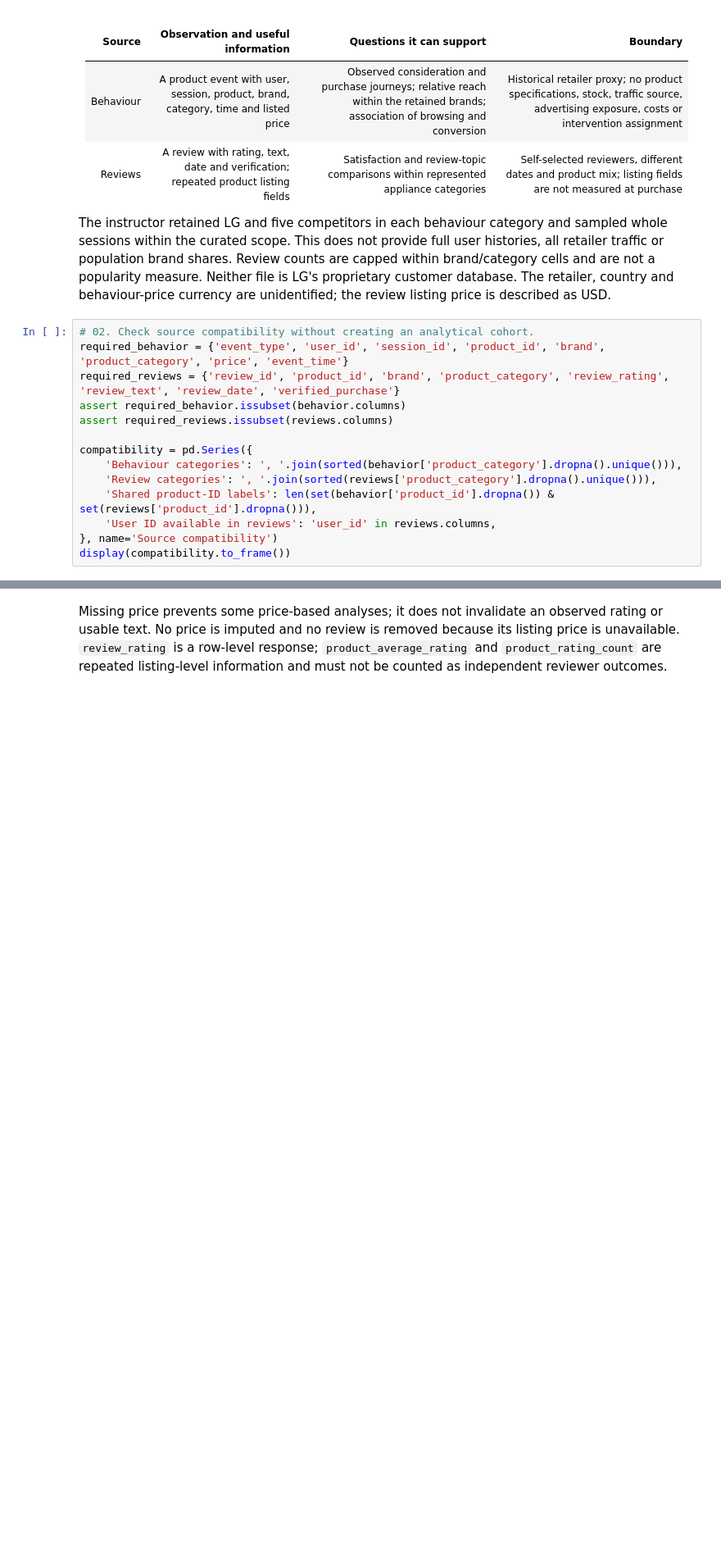
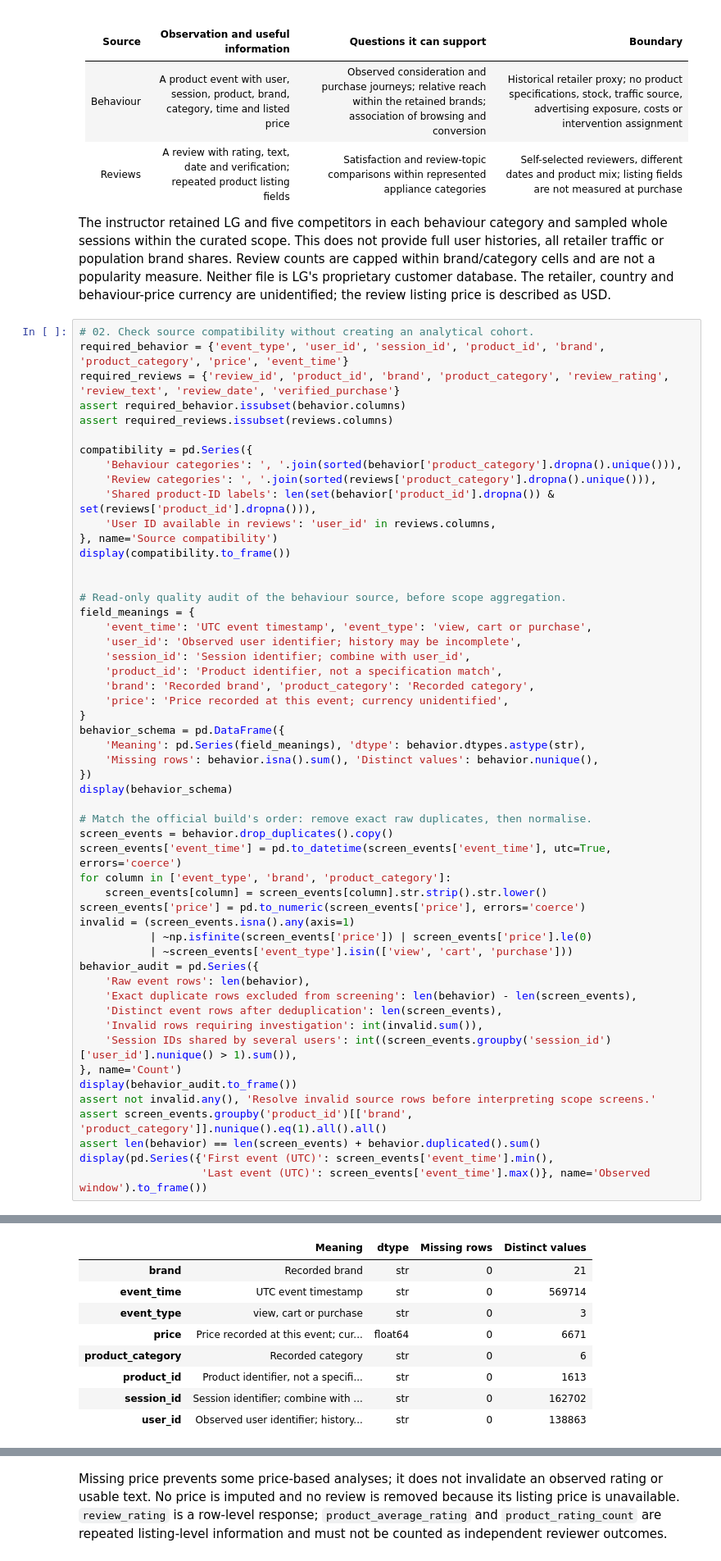
Before and after one commit to Dod0ria/Marketing-Project, a Jupyter notebook: 00_scope_and_methodology_rationale.ipynb, the cells around one changed output, grey strips where cells are left out. Shown at 82% size. Saved outputs shown, nothing was run; the diff lists cells and outputs as text; blank space fills up the shorter version.

```diff
--- a/00_scope_and_methodology_rationale.ipynb
+++ b/00_scope_and_methodology_rationale.ipynb
@@ -92,20 +95,68 @@ are unidentified; the review listing price is described as USD.
 # %%
 # 02. Check source compatibility without creating an analytical cohort.
 required_behavior = {'event_type', 'user_id', 'session_id', 'product_id', 'brand', 'product_category', 'price', 'event_time'}
 required_reviews = {'review_id', 'product_id', 'brand', 'product_category', 'review_rating', 'review_text', 'review_date', 'verified_purchase'}
 assert required_behavior.issubset(behavior.columns)
 assert required_reviews.issubset(reviews.columns)
 
 compatibility = pd.Series({
     'Behaviour categories': ', '.join(sorted(behavior['product_category'].dropna().unique())),
     'Review categories': ', '.join(sorted(reviews['product_category'].dropna().unique())),
     'Shared product-ID labels': len(set(behavior['product_id'].dropna()) & set(reviews['product_id'].dropna())),
     'User ID available in reviews': 'user_id' in reviews.columns,
 }, name='Source compatibility')
 display(compatibility.to_frame())
+
+
+# Read-only quality audit of the behaviour source, before scope aggregation.
+field_meanings = {
+    'event_time': 'UTC event timestamp', 'event_type': 'view, cart or purchase',
+    'user_id': 'Observed user identifier; history may be incomplete',
+    'session_id': 'Session identifier; combine with user_id',
+    'product_id': 'Product identifier, not a specification match',
+    'brand': 'Recorded brand', 'product_category': 'Recorded category',
+    'price': 'Price recorded at this event; currency unidentified',
+}
+behavior_schema = pd.DataFrame({
+    'Meaning': pd.Series(field_meanings), 'dtype': behavior.dtypes.astype(str),
+    'Missing rows': behavior.isna().sum(), 'Distinct values': behavior.nunique(),
+})
+display(behavior_schema)
+
+# Match the official build's order: remove exact raw duplicates, then normalise.
+screen_events = behavior.drop_duplicates().copy()
+screen_events['event_time'] = pd.to_datetime(screen_events['event_time'], utc=True, errors='coerce')
+for column in ['event_type', 'brand', 'product_category']:
+    screen_events[column] = screen_events[column].str.strip().str.lower()
+screen_events['price'] = pd.to_numeric(screen_events['price'], errors='coerce')
+invalid = (screen_events.isna().any(axis=1)
+           | ~np.isfinite(screen_events['price']) | screen_events['price'].le(0)
+           | ~screen_events['event_type'].isin(['view', 'cart', 'purchase']))
+behavior_audit = pd.Series({
+    'Raw event rows': len(behavior),
+    'Exact duplicate rows excluded from screening': len(behavior) - len(screen_events),
+    'Distinct event rows after deduplication': len(screen_events),
+    'Invalid rows requiring investigation': int(invalid.sum()),
+    'Session IDs shared by several users': int((screen_events.groupby('session_id')['user_id'].nunique() > 1).sum()),
+}, name='Count')
+display(behavior_audit.to_frame())
+assert not invalid.any(), 'Resolve invalid source rows before interpreting scope screens.'
+assert screen_events.groupby('product_id')[['brand', 'product_category']].nunique().eq(1).all().all()
+assert len(behavior) == len(screen_events) + behavior.duplicated().sum()
+display(pd.Series({'First event (UTC)': screen_events['event_time'].min(),
+                   'Last event (UTC)': screen_events['event_time'].max()}, name='Observed window').to_frame())
 # %% [output]
 |  | Source compatibility |
 | Behaviour categories | microwave, monitor, refrigerator,... |
 | Review categories | air_conditioner, cooking, dishwas... |
 | Shared product-ID labels | 0 |
 | User ID available in reviews | False |
+|  | Meaning | dtype | Missing rows | Distinct values |
+| brand | Recorded brand | str | 0 | 21 |
+| event_time | UTC event timestamp | str | 0 | 569714 |
+| event_type | view, cart or purchase | str | 0 | 3 |
+| price | Price recorded at this event; cur... | float64 | 0 | 6671 |
+| product_category | Recorded category | str | 0 | 6 |
+| product_id | Product identifier, not a specifi... | str | 0 | 1613 |
+| session_id | Session identifier; combine with ... | str | 0 | 162702 |
+| user_id | Observed user identifier; history... | str | 0 | 138863 |
```
Also changed, not shown: parts of 22 cells of this notebook, 4 other files.
